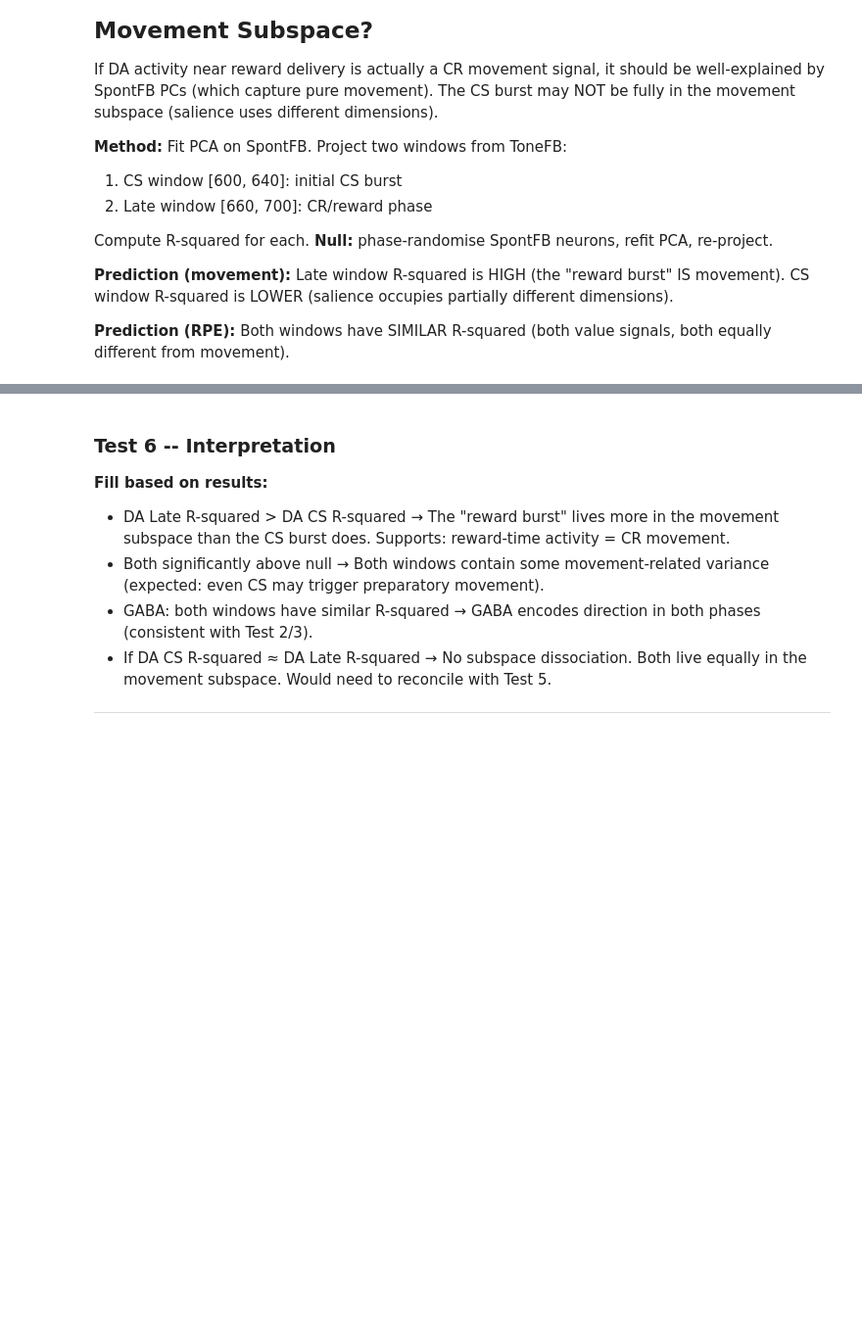
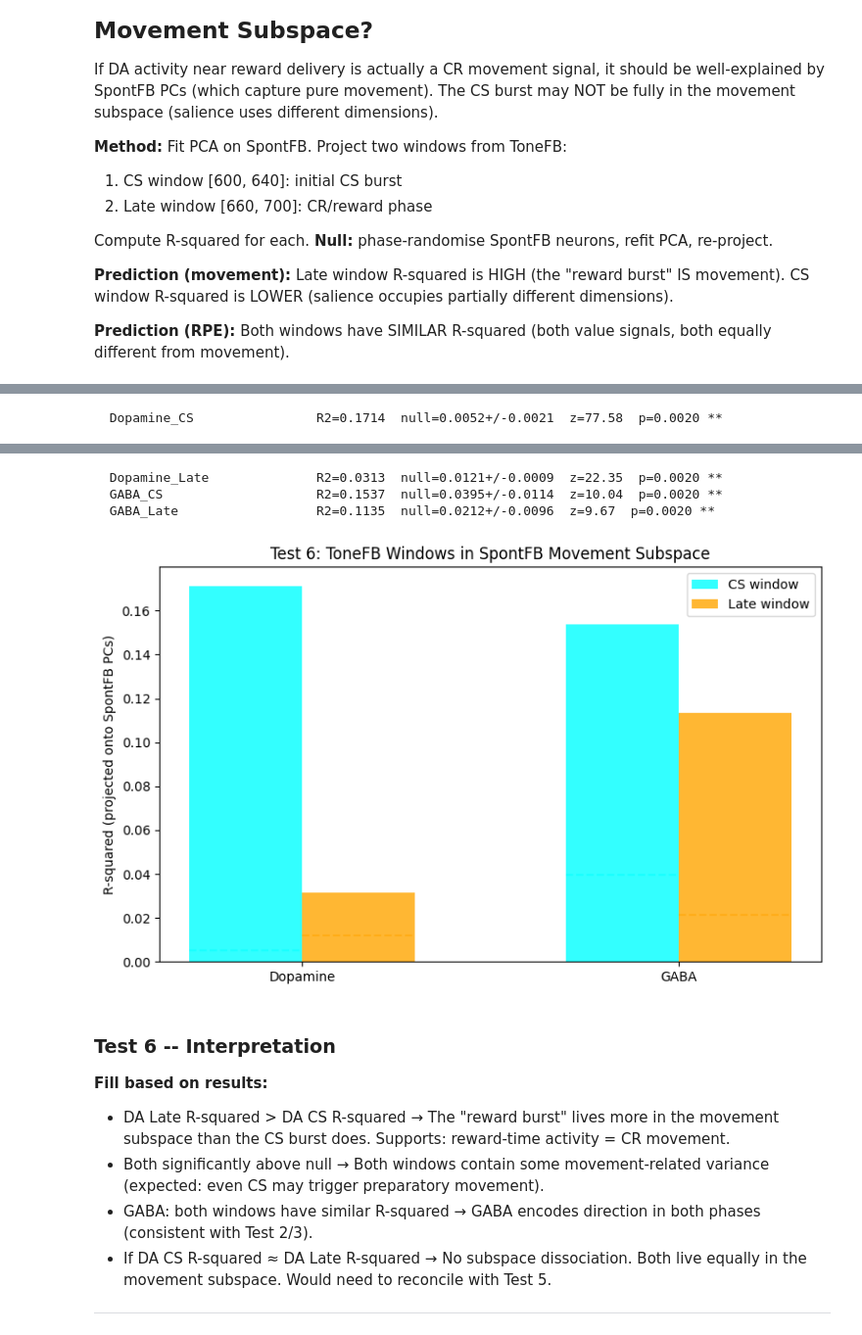
Before and after one commit to Gasparrrrrrrd/GNT---Dimensionality-Reduction-on-Dopamine-Dynamics-during-Stimulus-Reward-Learning, a Jupyter notebook: PCA_Core_Tests.ipynb, the cells around one changed output, grey strips where cells are left out. Shown at 98% size. Saved outputs shown, nothing was run; the diff lists cells and outputs as text; code cells hidden in the pictures; blank space fills up the shorter version.

```diff
--- a/PCA_Core_Tests.ipynb
+++ b/PCA_Core_Tests.ipynb
@@ -836,6 +938,11 @@ for combo_label, groups in [('Dopamine', DA_GROUPS), ('GABA', GABA_GROUPS)]:
     data_spont = results[spont_key]['data']
     data_tone = results[tone_key]['data']
     X_spont, X_tone, n_dropped = _align_neuron_data(data_spont, data_tone, groups)
+
+    # Convert DataFrames to NumPy arrays for consistent numerical operations
+    X_spont = X_spont.values
+    X_tone = X_tone.values
+
     n_t = X_spont.shape[1] // 2
     n_neurons = X_spont.shape[0]
 
@@ -899,3 +1006,4 @@ ax.set_title('Test 6: ToneFB Windows in SpontFB Movement Subspace')
 ax.legend()
 plt.tight_layout()
 plt.show()
+# %% [output]
@@ -901,0 +1011 @@ plt.show()
+  Dopamine_CS                R2=0.1714  null=0.0052+/-0.0021  z=77.58  p=0.0020 **
@@ -902,3 +1013,7 @@ plt.show()
+  Dopamine_Late              R2=0.0313  null=0.0121+/-0.0009  z=22.35  p=0.0020 **
+  GABA_CS                    R2=0.1537  null=0.0395+/-0.0114  z=10.04  p=0.0020 **
+  GABA_Late                  R2=0.1135  null=0.0212+/-0.0096  z=9.67  p=0.0020 **
+[figure, added]
 # %% [markdown]
 ### Test 6 -- Interpretation
 
```
Also changed, not shown: parts of 9 cells of this notebook.
